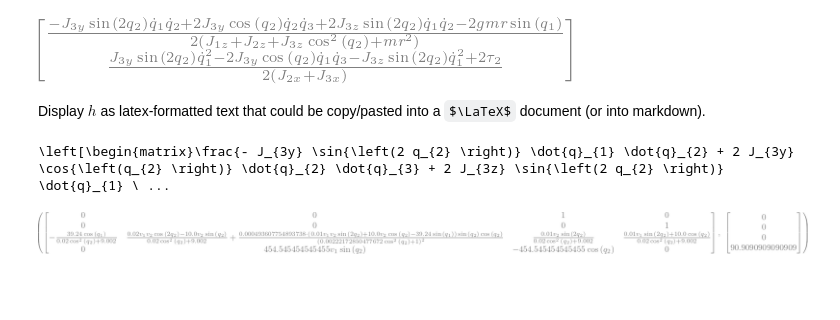
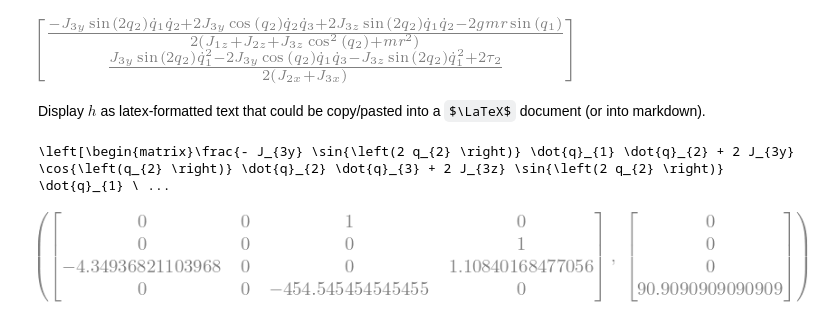
Before and after one commit to lucassmerica/ae353_DP1, a Jupyter notebook: DeriveEOM-Lucas.ipynb, the cells around one changed output. Cells and saved outputs as stored; diff of their text form; code cells hidden in the pictures; some formulas as TeX source; blank space fills up the shorter version.

```diff
--- a/DeriveEOM-Lucas.ipynb
+++ b/DeriveEOM-Lucas.ipynb
@@ -119,28 +119,35 @@ Display $h$ as latex-formatted text that could be copy/pasted into a $\LaTeX$ do
 print(f'{mechanics.mlatex(h)}')
 # %% [output]
 \left[\begin{matrix}\frac{- J_{3y} \sin{\left(2 q_{2} \right)} \dot{q}_{1} \dot{q}_{2} + 2 J_{3y} \cos{\left(q_{2} \right)} \dot{q}_{2} \dot{q}_{3} + 2 J_{3z} \sin{\left(2 q_{2} \right)} \dot{q}_{1} \ ...
-# %%
-q1, q2, v1, v2, T = mechanics.dynamicsymbols('q1, q2, v1, v2, T')
-V, J_1z, J_2x, J_2z, J_3x, J_3y, J_3z, m, r, g = 500, .5, .001, .001, .01, .01, .01, 1, 2, 9.81
-a1 = -J_3y + 2*J_3z
-a2 = 2*J_3y
-a3 = -2*g*m*r
-a4 = 2*J_1z + 2*J_2z + 2*m*r*r
-a5 = 2*J_3z
-a6 = (J_3y - J_3z)/(2*(J_2x + J_3x))
-a7 = -1*J_3y / (J_2x + J_3x)
-a8 = 1/(J_2x + J_3x)
-
-m = sym.Matrix([q1, q2, v1 ,v2])
-n = sym.Matrix([T])
-m_dot = sym.Matrix([
-    v1,
-    v2,
-    (a1*sym.sin(2*q2)*v1*v2 + a2*sym.cos(q2)*v2*V + a3*sym.sin(q1))/(a4 + a5*sym.cos(q2)*sym.cos(q2)),
-    a6*sym.sin(2*q2)*v1*v1 + a7*sym.cos(q2)*v1*V + a8*T
-])
-
-A_raw = m_dot.jacobian(m) #raw meaning that the equilibrium points have not been subbed in
-B_raw = m_dot.jacobian(n)
-# %% [output]
-[figure, removed]
+# %%
+q1, q2, v1, v2, T = mechanics.dynamicsymbols('q1, q2, v1, v2, T')
+V, J_1z, J_2x, J_2z, J_3x, J_3y, J_3z, m, r, g = 500, .5, .001, .001, .01, .01, .01, 1, 2, 9.81
+a1 = -J_3y + 2*J_3z
+a2 = 2*J_3y
+a3 = -2*g*m*r
+a4 = 2*J_1z + 2*J_2z + 2*m*r*r
+a5 = 2*J_3z
+a6 = (J_3y - J_3z)/(2*(J_2x + J_3x))
+a7 = -1*J_3y / (J_2x + J_3x)
+a8 = 1/(J_2x + J_3x)
+
+m = sym.Matrix([q1, q2, v1 ,v2])
+n = sym.Matrix([T])
+m_dot = sym.Matrix([
+    v1,
+    v2,
+    (a1*sym.sin(2*q2)*v1*v2 + a2*sym.cos(q2)*v2*V + a3*sym.sin(q1))/(a4 + a5*sym.cos(q2)*sym.cos(q2)),
+    a6*sym.sin(2*q2)*v1*v1 + a7*sym.cos(q2)*v1*V + a8*T
+])
+m_e = sym.Matrix([0, 0, 0, 0]) #equilibrium points
+n_e = sym.Matrix([0])
+A_raw = m_dot.jacobian(m) #raw meaning that the equilibrium points have not been subbed in
+B_raw = m_dot.jacobian(n)
+
+
+A = A_raw.subs([(q1, m_e[0]), (q2, m_e[1]), (v1, m_e[2]), (v2, m_e[3])])
+B = B_raw.subs(T, 0)
+
+A, B
+# %% [output]
+[figure, added]
```
